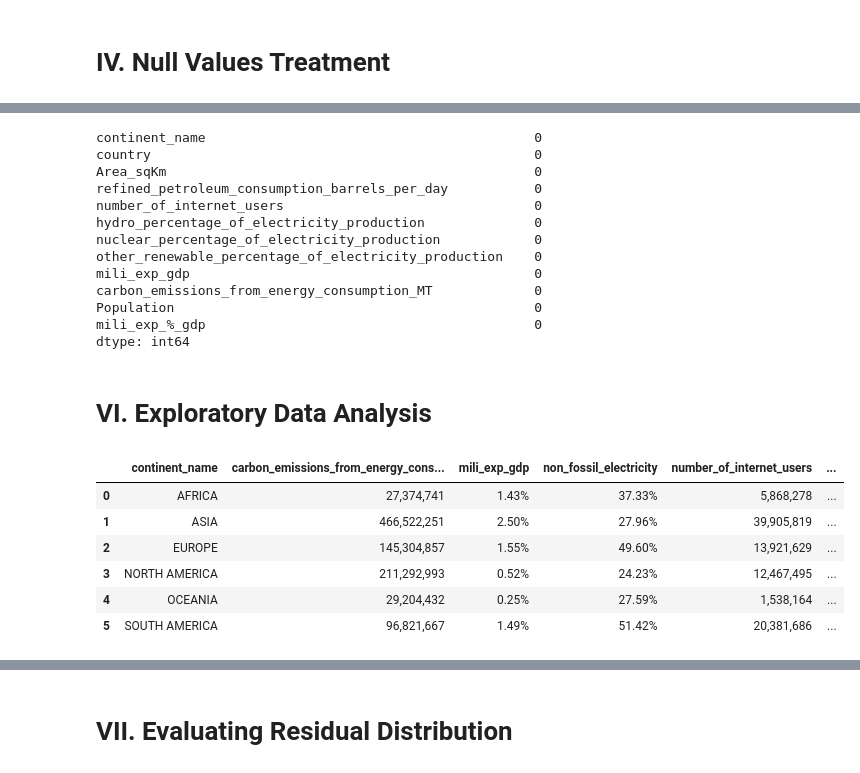
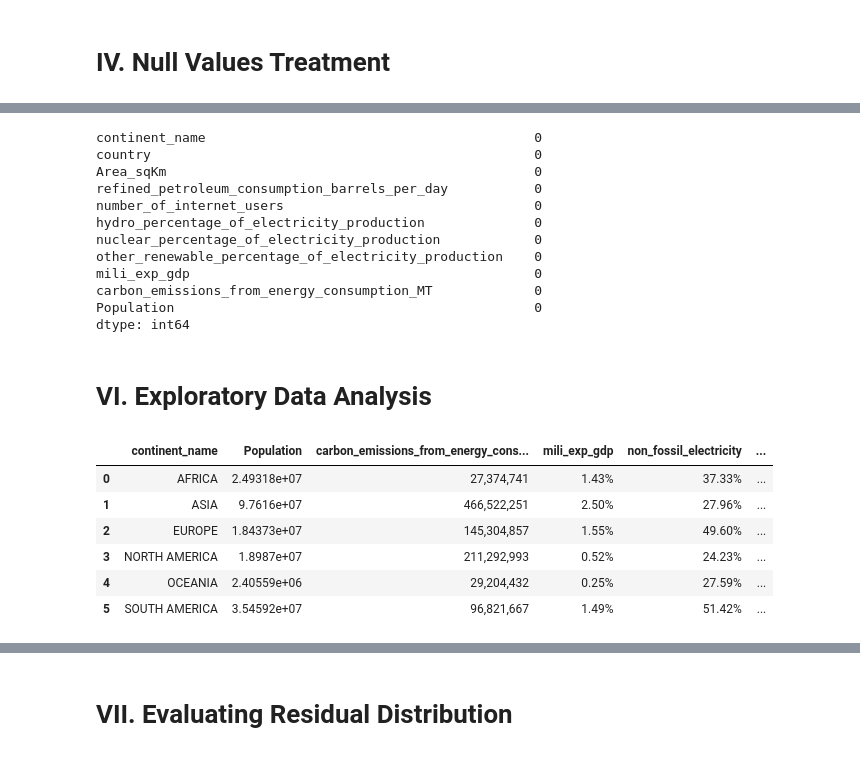
Before and after one commit to Silkways/CIA-Project, a Jupyter notebook: Main.ipynb, the cells around one changed output, grey strips where cells are left out. Cells and saved outputs as stored; diff of their text form; code cells hidden in the pictures.

```diff
--- a/Main.ipynb
+++ b/Main.ipynb
@@ -146,6 +148,7 @@ final_df['Area_sqKm'] = final_df['Area_sqKm'].str.replace(',', '')
 final_df['refined_petroleum_consumption_barrels_per_day'] = final_df['refined_petroleum_consumption_barrels_per_day'].str.replace(',', '')
 final_df['number_of_internet_users'] = final_df['number_of_internet_users'].str.replace(',', '')
 final_df['carbon_emissions_from_energy_consumption_MT'] = final_df['carbon_emissions_from_energy_consumption_MT'].str.replace(',', '')
+final_df['Population'] = final_df['Population'].str.replace(',', '')
 # %%
 #Conversion of objects to floats
 
@@ -153,6 +156,7 @@ final_df['Area_sqKm'] = final_df['Area_sqKm'].astype(float)
 final_df['refined_petroleum_consumption_barrels_per_day'] = final_df['refined_petroleum_consumption_barrels_per_day'].astype(float)
 final_df['number_of_internet_users'] = final_df['number_of_internet_users'].astype(float)
 final_df['carbon_emissions_from_energy_consumption_MT'] = final_df['carbon_emissions_from_energy_consumption_MT'].astype(float)
+final_df['Population'] = final_df['Population'].astype(float)
 # %% [markdown]
 # IV. Null Values Treatment
 # %%
@@ -202,7 +219,6 @@ other_renewable_percentage_of_electricity_production    0
 mili_exp_gdp                                            0
 carbon_emissions_from_energy_consumption_MT             0
 Population                                              0
-mili_exp_%_gdp                                          0
 dtype: int64
 # %% [markdown]
 # VI. Exploratory Data Analysis
@@ -213,30 +229,30 @@ final_df['non_fossil_electricity'] = final_df['hydro_percentage_of_electricity_p
 # %%
 #Creating a continent view to get mean values per continent
 
 continent_df = final_df.pivot_table(index = 'continent_name', values = ['refined_petroleum_consumption_barrels_per_day',
                                                          'number_of_internet_users','non_fossil_electricity'
-                                                         ,'carbon_emissions_from_energy_consumption_MT',"mili_exp_gdp"], aggfunc = np.mean)
+                                                         ,'carbon_emissions_from_energy_consumption_MT',"mili_exp_gdp", 'Population'], aggfunc = np.mean)
 
 
 
 continent_df.reset_index(inplace = True)
 
 #Styling DataFrame using styler
 
 continent_df['mili_exp_gdp'] = continent_df['mili_exp_gdp'].div(100).round(4)
 continent_df['non_fossil_electricity'] = continent_df['non_fossil_electricity'].div(100).round(4)
 
 
 cdf = continent_df.style.format({'continent_name': str.upper,
                            'carbon_emissions_from_energy_consumption_MT': '{:20,.0f}',"mili_exp_gdp":'{:.2%}',
                           "number_of_internet_users":'{:20,.0f}', "refined_petroleum_consumption_barrels_per_day":'{:20,.0f}',"non_fossil_electricity":'{:.2%}'})
 
 cdf
 # %% [output]
-|  | continent_name | carbon_emissions_from_energy_cons... | mili_exp_gdp | non_fossil_electricity | number_of_internet_users | ... |
-| 0 | AFRICA | 27,374,741 | 1.43% | 37.33% | 5,868,278 | ... |
-| 1 | ASIA | 466,522,251 | 2.50% | 27.96% | 39,905,819 | ... |
-| 2 | EUROPE | 145,304,857 | 1.55% | 49.60% | 13,921,629 | ... |
-| 3 | NORTH AMERICA | 211,292,993 | 0.52% | 24.23% | 12,467,495 | ... |
-| 4 | OCEANIA | 29,204,432 | 0.25% | 27.59% | 1,538,164 | ... |
-| 5 | SOUTH AMERICA | 96,821,667 | 1.49% | 51.42% | 20,381,686 | ... |
+|  | continent_name | Population | carbon_emissions_from_energy_cons... | mili_exp_gdp | non_fossil_electricity | ... |
+| 0 | AFRICA | 2.49318e+07 | 27,374,741 | 1.43% | 37.33% | ... |
+| 1 | ASIA | 9.7616e+07 | 466,522,251 | 2.50% | 27.96% | ... |
+| 2 | EUROPE | 1.84373e+07 | 145,304,857 | 1.55% | 49.60% | ... |
+| 3 | NORTH AMERICA | 1.8987e+07 | 211,292,993 | 0.52% | 24.23% | ... |
+| 4 | OCEANIA | 2.40559e+06 | 29,204,432 | 0.25% | 27.59% | ... |
+| 5 | SOUTH AMERICA | 3.54592e+07 | 96,821,667 | 1.49% | 51.42% | ... |
```
Also changed, not shown: parts of 28 cells of this notebook.
